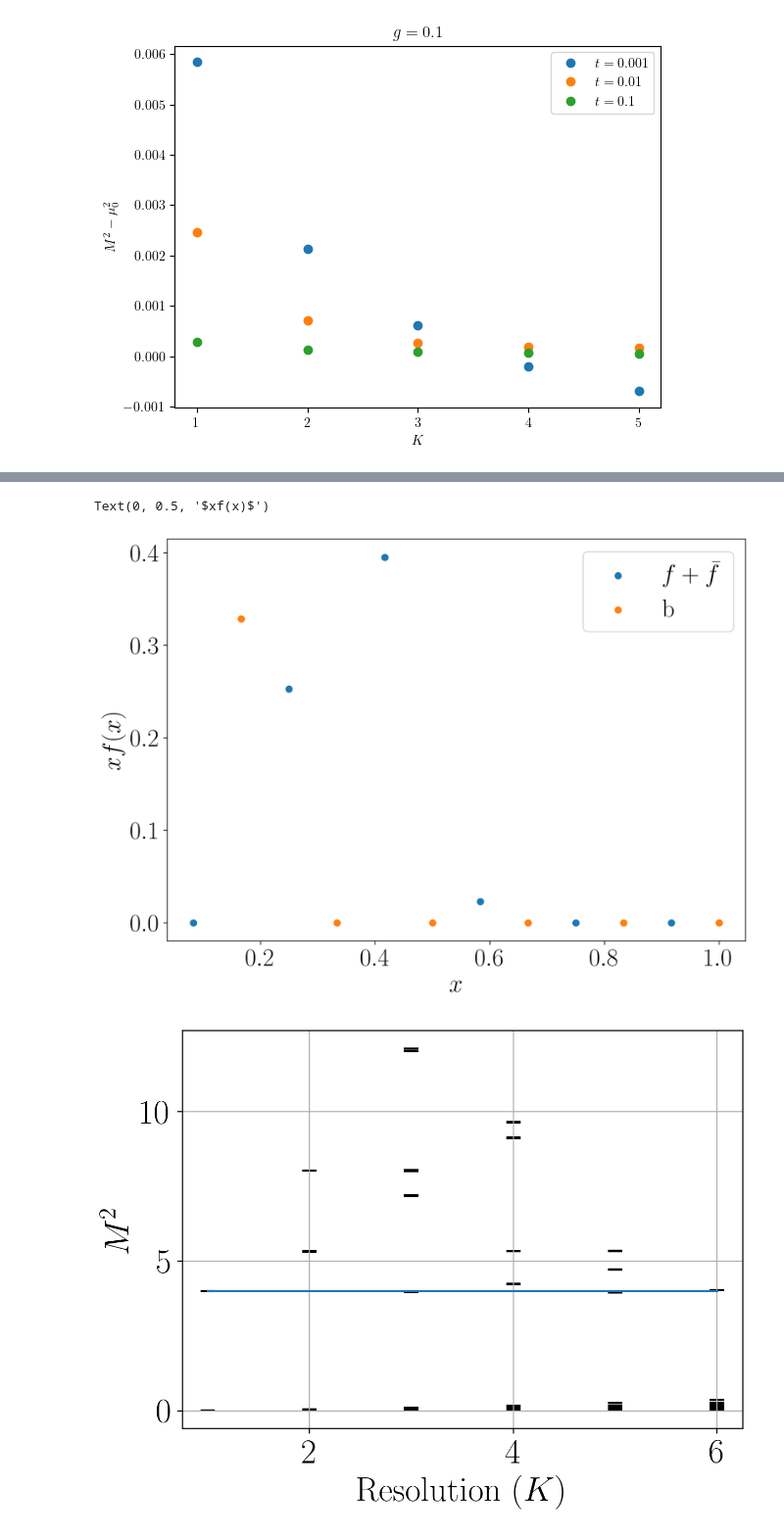
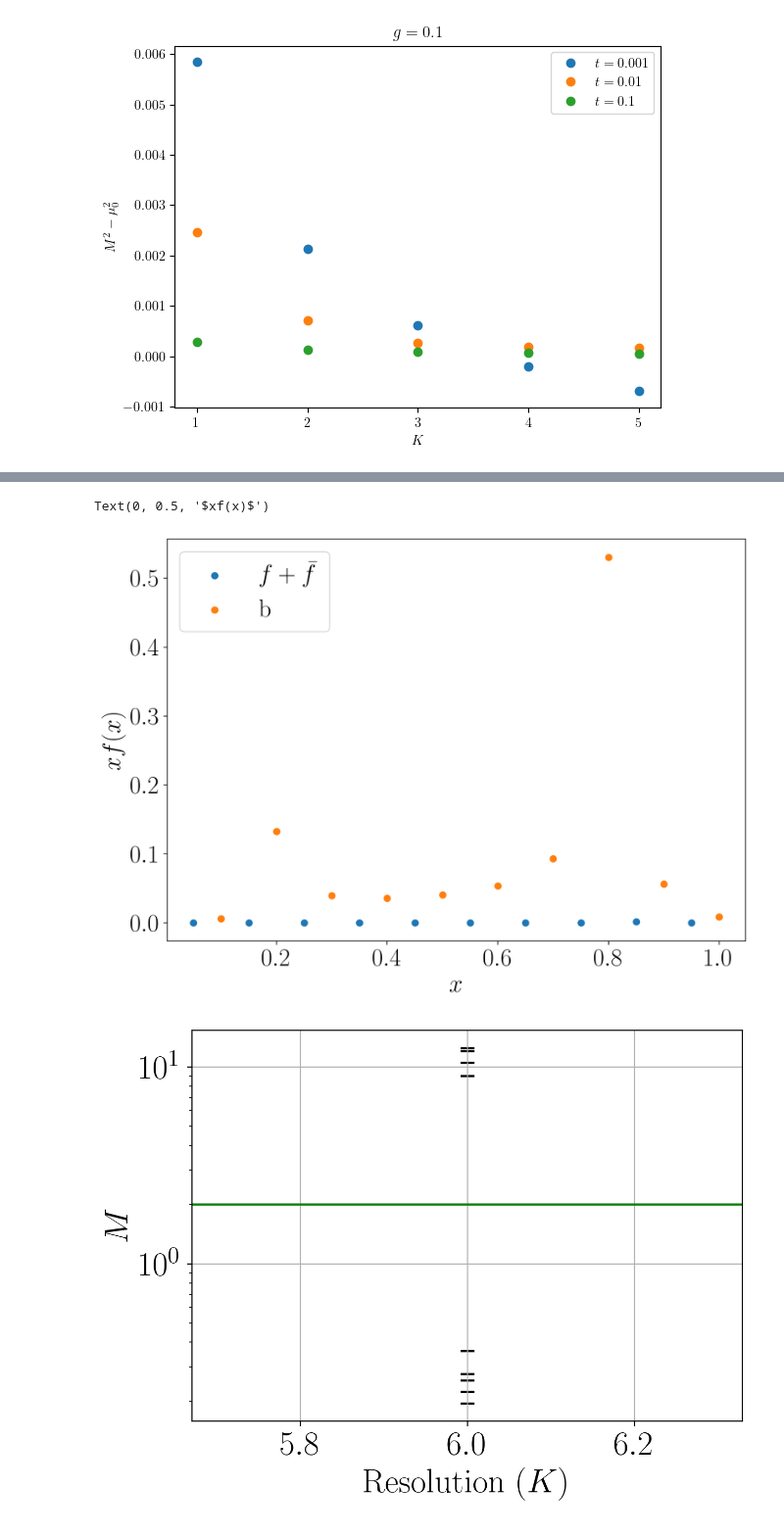
Before and after one commit to cgustin99/OpenParticle, a Jupyter notebook: models/Yukawa/yukawa.ipynb, the cells around one changed output, grey strips where cells are left out. Shown at 98% size. Drawn from its saved outputs; the diff is of its cells as text; code cells hidden in the pictures.

```diff
--- a/models/Yukawa/yukawa.ipynb
+++ b/models/Yukawa/yukawa.ipynb
@@ -46,16 +122,16 @@ eigenstates = get_eigenstates(range(1, max_res + 1), g = 0.1, mf = 1, mb = 0.1,
 # %%
 plt.figure(figsize = (10, 7), dpi = 200)
 K_values = range(1, max_res + 1)
-colors = plt.cm.viridis(np.linspace(0, 1, eigenstates.shape[0]))
-for i, eig in enumerate(eigenstates):
-    plt.plot(K_values, eig, color = colors[i], marker='o', label=f" $E_{i}$")#, label=f" $E_{i}$")#colors = colors[i]
-    # plt.scatter(K_values, eig, color = 'black', marker = '_', s = 100)
+colors = plt.cm.viridis(np.linspace(0, 1, eigenvalues.shape[0]))
+for i, eig in enumerate(eigenvalues):
+    # plt.plot(K_values, eig, color = colors[i], marker='o', label=f" $E_{i}$")#, label=f" $E_{i}$")#colors = colors[i]
+    plt.scatter(resolutions, eig, color = 'black', marker = '_', s = 100)
 
 plt.xlabel("Resolution ($K$)")
 plt.ylabel("$M^2$")
 # plt.title( f'g = {g}, $m_f$ = {mf}, $m_b$ = {mb}')
 # plt.legend()
-# plt.yscale('symlog')
+plt.yscale('symlog')
 plt.grid()
 plt.show()
 # %% [output]
@@ -387,0 +514,13 @@ x_boson = np.array([k/res for k in np.arange(1, res + 1, 1)])
+# %%
+max_res = 10
+mf = 1
+mb = 1
+g = 4
+t = 0.1
+Q = 0
+num_eigenstates = 5
+n_particles = 2
+
+resolutions = [max_res]
+# resolutions = np.arange(2, max_res + 1, 2)
+eigenvalues, eigenvectors = get_renormalized_eigenstates(resolutions, t = t, g = g, mf = mf, mb = mb, Q = Q, num_eigenstates = num_eigenstates, n_particles = n_particles)
@@ -388,4 +537,15 @@ x_boson = np.array([k/res for k in np.arange(1, res + 1, 1)])
 # %%
+psi = eigenvectors[4]
+res = max_res
+
+fermion_pdf = pdf(res, psi, 'fermion')
+antifermion_pdf = pdf(res, psi, 'antifermion')
+boson_pdf = pdf(res, psi, 'boson')
+
+x_fermion = np.array([k/res for k in np.arange(1/2, res, 1)])
+x_boson = np.array([k/res for k in np.arange(1, res + 1, 1)])
+
+
 plt.figure(figsize = (10, 7), dpi = 200)
 
 if np.allclose(fermion_pdf, antifermion_pdf):
@@ -395,6 +555,8 @@ else:
     plt.scatter(x_fermion, x_fermion * np.real(fermion_pdf), label = f'Fermion')
     plt.scatter(x_fermion, x_fermion * np.real(antifermion_pdf), label = f'Antifermion')
 plt.scatter(x_boson, x_boson * np.real(boson_pdf), label = f'b')
+
+
 # plt.scatter([], [], color = 'white', label = f'{max_weight}')
 plt.legend()
 plt.xlabel(f'$x$')
@@ -402,4 +564,4 @@ plt.ylabel(f'$xf(x)$')
 # plt.title(f"Yukawa $Q = {baryon_number}$ bound state PDF")
 # %% [output]
 Text(0, 0.5, '$xf(x)$')
-[figure, old version]
+[figure, new version]
@@ -433,21 +568,18 @@ def get_renormalized_eigenstates(resolutions, t,  g, mf, mb, Q, num_eigenstates)
-# %%
-max_res = 6
-eigenstates = get_renormalized_eigenstates(range(1, max_res + 1), t = 0.1, g = 0.1, mf = 1, mb = 0.1, Q = 0, num_eigenstates = 3 * max_res)
 # %%
 plt.figure(figsize = (7, 5), dpi = 200)
-K_values = range(1, max_res + 1)
-colors = plt.cm.viridis(np.linspace(0, 1, eigenstates.shape[0]))
+colors = plt. cm.viridis(np.linspace(0, 1, eigenstates.shape[0]))
 for i, eig in enumerate(eigenstates):
     # plt.plot(K_values, eig, marker='o', color = colors[i], label=f" $E_{i}$")#
-    plt.scatter(K_values, eig, color = 'black', marker='_', s = 100)
+    plt.scatter(resolutions, np.sqrt(eig), color = 'black', marker='_', s = 100)
 
 plt.xlabel("Resolution ($K$)")
-plt.ylabel("$M^2$")
-plt.plot(K_values, [4 * mf**2] * len(K_values))
+plt.ylabel("$M$")
+plt.axhline(y = 2*mf, color = 'r', linestyle = '-')
+plt.axhline(y = 2*mb, color = 'g', linestyle = '-')
 # plt.title( f'$t = {t}$,$g = {g}$, $m_f$ = {mf}, $m_b$ = {mb}')
 # plt.legend()
-# plt.yscale('log')
+plt.yscale('log')
 plt.grid()
 plt.show()
 # %% [output]
-[figure, old version]
+[figure, new version]
```
Also changed, not shown: parts of 12 cells of this notebook, 3 other files.
